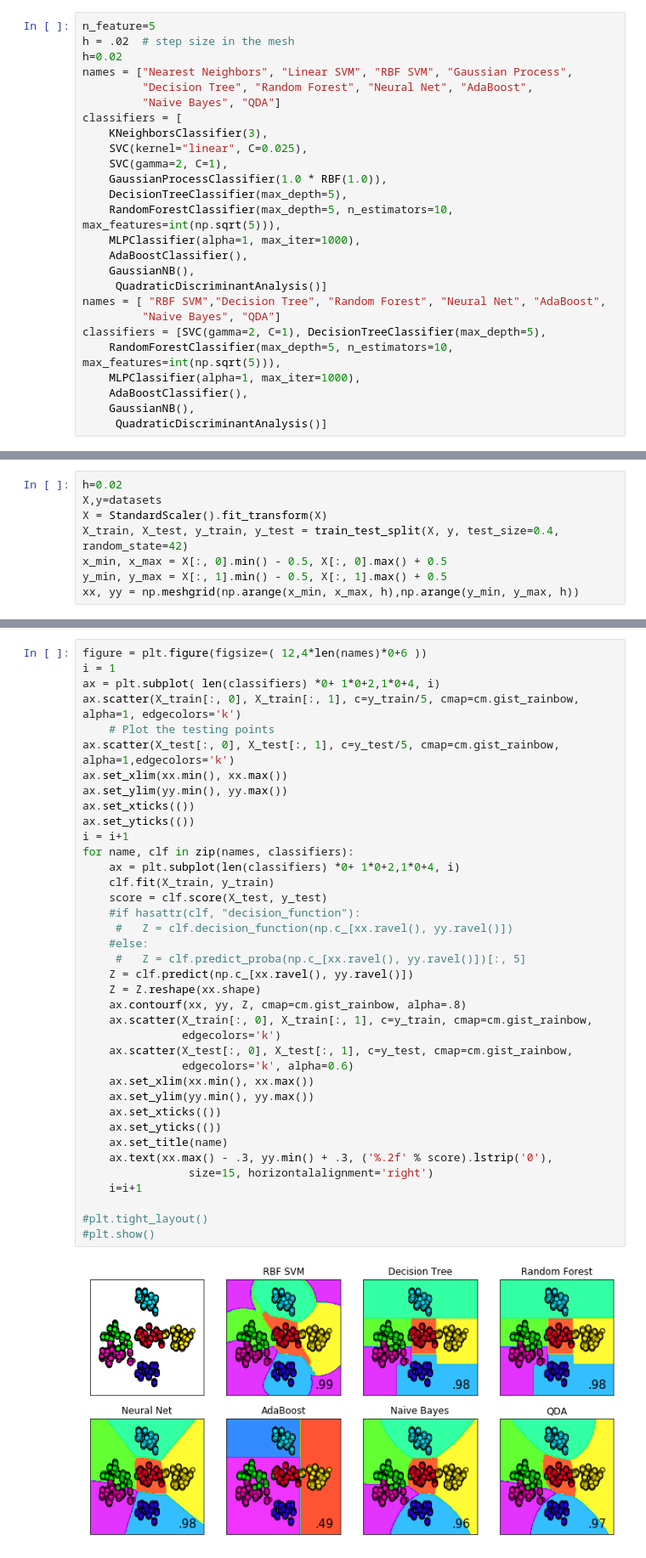
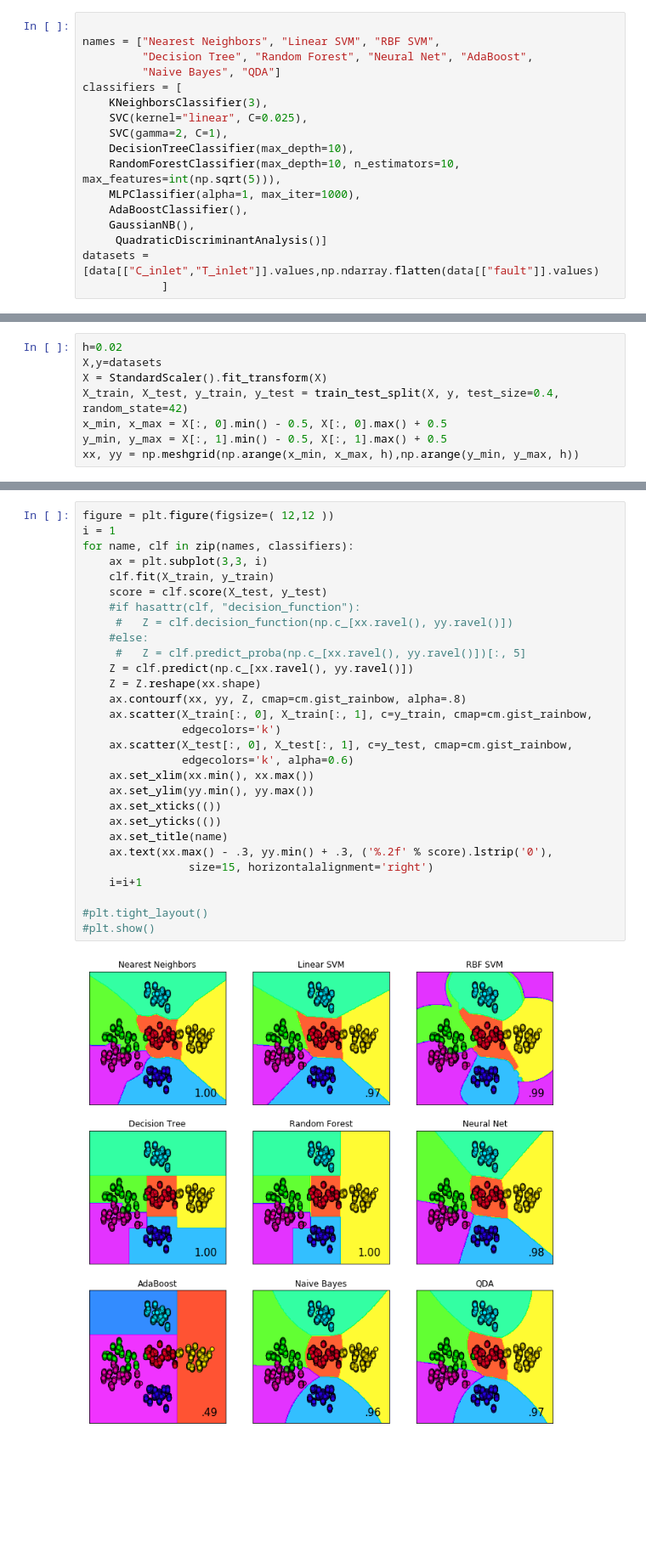
Before and after one commit to someoneinthecrowd/CSTR-chemical-timeseries, a Jupyter notebook: Final AI.ipynb, the cells around one changed output, grey strips where cells are left out. Shown at 85% size. Drawn from its saved outputs; the diff is of its cells as text; blank space fills up the shorter version.

```diff
--- a/Final AI.ipynb
+++ b/Final AI.ipynb
@@ -147,26 +229,17 @@ ImportError: cannot import name 'GaussianNBZ'
 # %%
-n_feature=5
-h = .02  # step size in the mesh
-h=0.02
-names = ["Nearest Neighbors", "Linear SVM", "RBF SVM", "Gaussian Process",
+
+names = ["Nearest Neighbors", "Linear SVM", "RBF SVM",
          "Decision Tree", "Random Forest", "Neural Net", "AdaBoost",
          "Naive Bayes", "QDA"]
 classifiers = [
     KNeighborsClassifier(3),
     SVC(kernel="linear", C=0.025),
     SVC(gamma=2, C=1),
-    GaussianProcessClassifier(1.0 * RBF(1.0)),
-    DecisionTreeClassifier(max_depth=5),
-    RandomForestClassifier(max_depth=5, n_estimators=10, max_features=int(np.sqrt(5))),
+    DecisionTreeClassifier(max_depth=10),
+    RandomForestClassifier(max_depth=10, n_estimators=10, max_features=int(np.sqrt(5))),
     MLPClassifier(alpha=1, max_iter=1000),
     AdaBoostClassifier(),
     GaussianNB(),
      QuadraticDiscriminantAnalysis()]
-names = [ "RBF SVM","Decision Tree", "Random Forest", "Neural Net", "AdaBoost",
-         "Naive Bayes", "QDA"]
-classifiers = [SVC(gamma=2, C=1), DecisionTreeClassifier(max_depth=5),
-    RandomForestClassifier(max_depth=5, n_estimators=10, max_features=int(np.sqrt(5))),
-    MLPClassifier(alpha=1, max_iter=1000),
-    AdaBoostClassifier(),
-    GaussianNB(),
-     QuadraticDiscriminantAnalysis()]
+datasets = [data[["C_inlet","T_inlet"]].values,np.ndarray.flatten(data[["fault"]].values)
+            ]
@@ -190,40 +254,31 @@ zip
 # %%
-figure = plt.figure(figsize=( 12,4*len(names)*0+6 ))
+figure = plt.figure(figsize=( 12,12 ))
 i = 1
-ax = plt.subplot( len(classifiers) *0+ 1*0+2,1*0+4, i)
-ax.scatter(X_train[:, 0], X_train[:, 1], c=y_train/5, cmap=cm.gist_rainbow, alpha=1, edgecolors='k')
-    # Plot the testing points
-ax.scatter(X_test[:, 0], X_test[:, 1], c=y_test/5, cmap=cm.gist_rainbow, alpha=1,edgecolors='k')
-ax.set_xlim(xx.min(), xx.max())
-ax.set_ylim(yy.min(), yy.max())
-ax.set_xticks(())
-ax.set_yticks(())
-i = i+1
 for name, clf in zip(names, classifiers):
-    ax = plt.subplot(len(classifiers) *0+ 1*0+2,1*0+4, i)
+    ax = plt.subplot(3,3, i)
     clf.fit(X_train, y_train)
     score = clf.score(X_test, y_test)
     #if hasattr(clf, "decision_function"):
      #   Z = clf.decision_function(np.c_[xx.ravel(), yy.ravel()])
     #else:
      #   Z = clf.predict_proba(np.c_[xx.ravel(), yy.ravel()])[:, 5]
     Z = clf.predict(np.c_[xx.ravel(), yy.ravel()])
     Z = Z.reshape(xx.shape)
     ax.contourf(xx, yy, Z, cmap=cm.gist_rainbow, alpha=.8)
     ax.scatter(X_train[:, 0], X_train[:, 1], c=y_train, cmap=cm.gist_rainbow,
                edgecolors='k')
     ax.scatter(X_test[:, 0], X_test[:, 1], c=y_test, cmap=cm.gist_rainbow,
                edgecolors='k', alpha=0.6)
     ax.set_xlim(xx.min(), xx.max())
     ax.set_ylim(yy.min(), yy.max())
     ax.set_xticks(())
     ax.set_yticks(())
     ax.set_title(name)
     ax.text(xx.max() - .3, yy.min() + .3, ('%.2f' % score).lstrip('0'),
                 size=15, horizontalalignment='right')
     i=i+1
 
 #plt.tight_layout()
 #plt.show()
 # %% [output]
-[figure, old version]
+[figure, new version]
```
Also changed, not shown: parts of 44 cells of this notebook.
